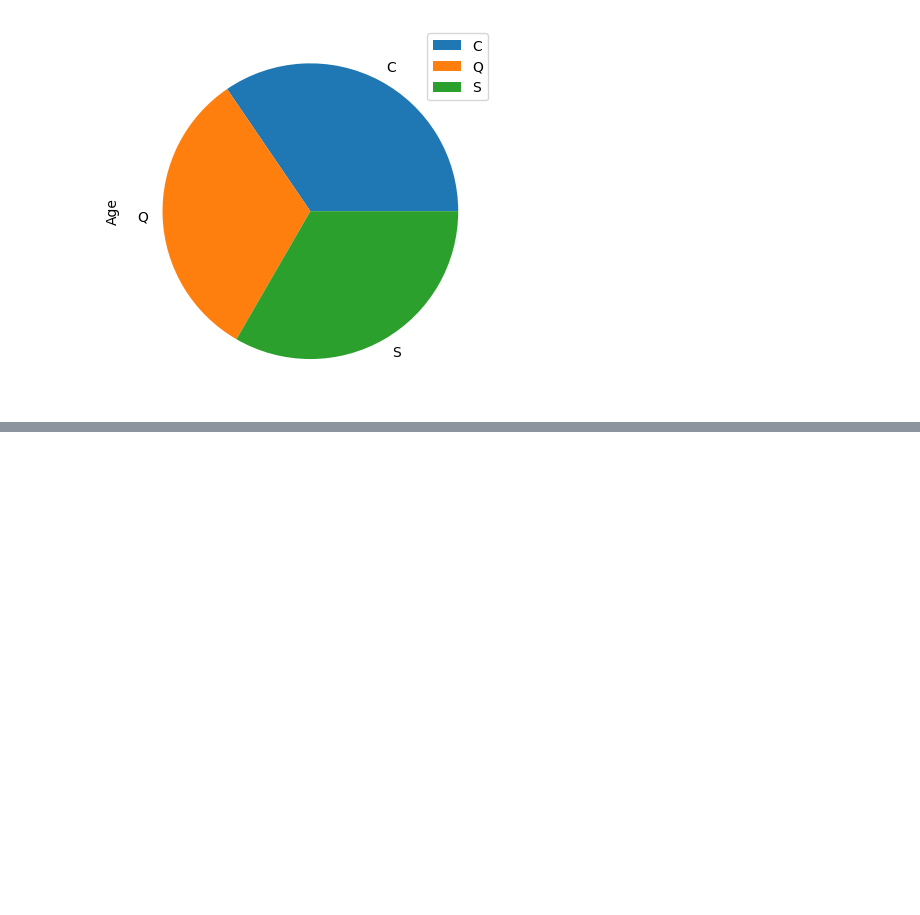
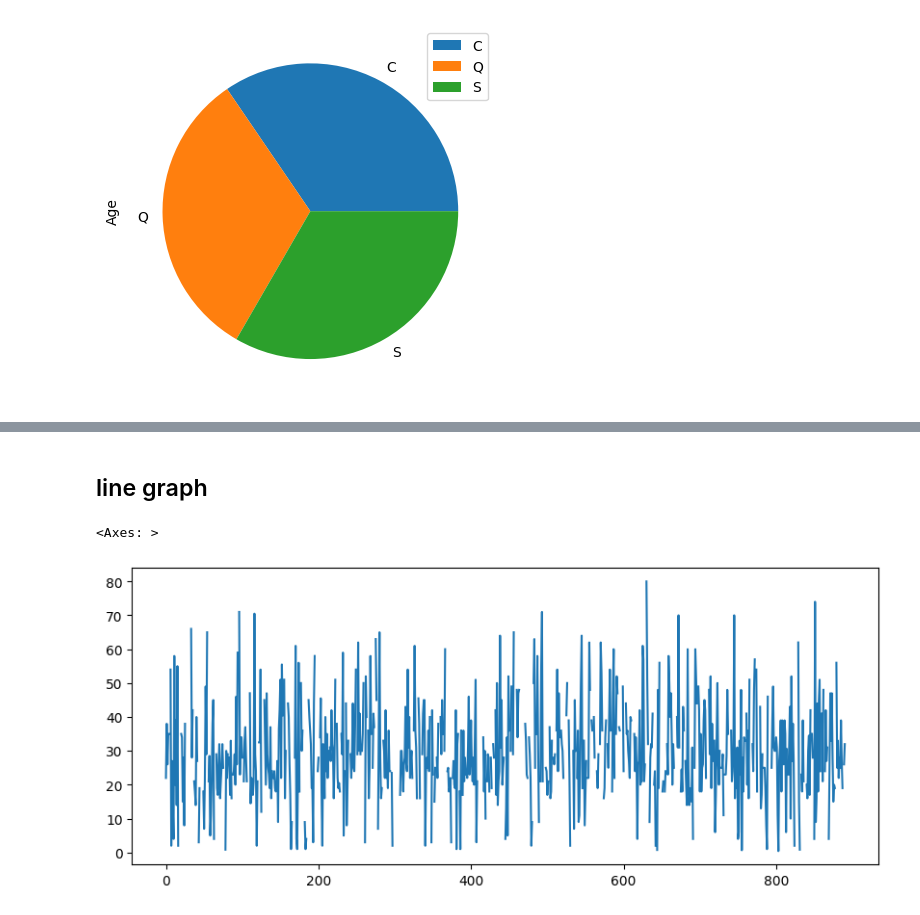
Before and after one commit to prakash587/dsml_practice, a Jupyter notebook: dsml_practice/ML/Ml_library/pandas/graphical represn.ipynb, the cells around one changed output, grey strips where cells are left out. Drawn from its saved outputs; the diff is of its cells as text; code cells hidden in the pictures; blank space fills up the shorter version.

```diff
--- a/dsml_practice/ML/Ml_library/pandas/graphical represn.ipynb
+++ b/dsml_practice/ML/Ml_library/pandas/graphical represn.ipynb
@@ -73,0 +102,7 @@ array([<Axes: ylabel='Age'>], dtype=object)
+# %% [markdown]
+## line graph ##
+# %%
+titanic_df['Age'].plot.line(figsize=(10,4))
+# %% [output]
+<Axes: >
+[figure, added]
```
Also changed, not shown: parts of 35 cells of this notebook.
